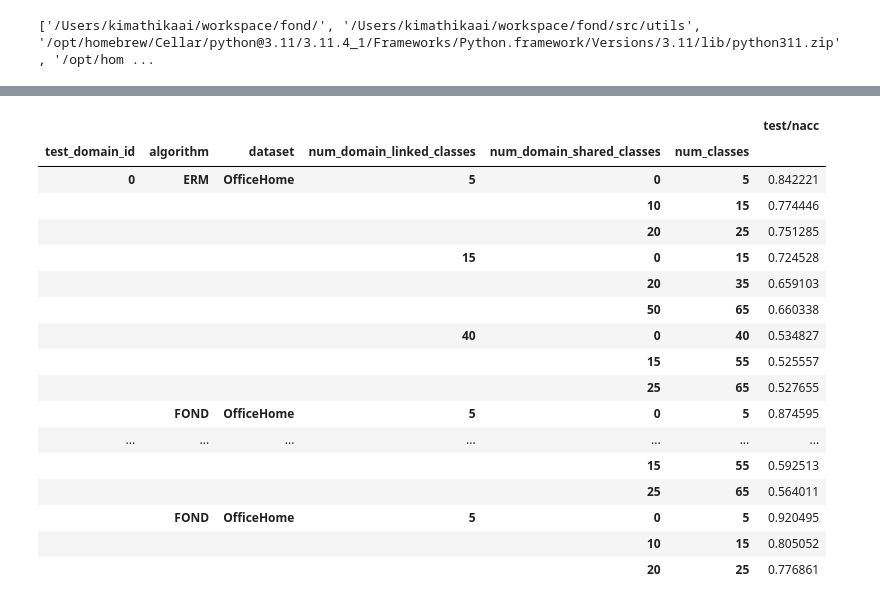
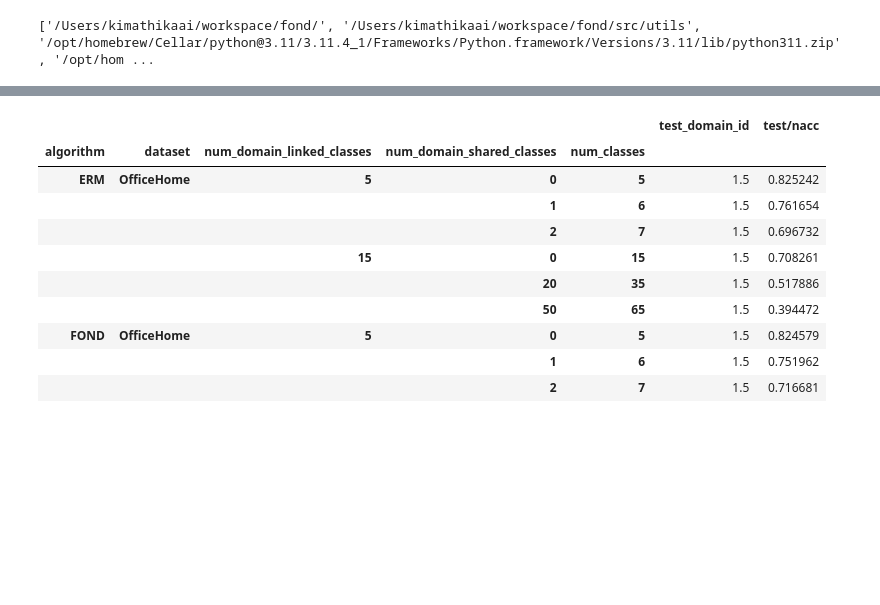
Before and after one commit to kimathikaai/fond, a Jupyter notebook: src/utils/auxiliary-classes.ipynb, the cells around one changed output, grey strips where cells are left out. Cells and saved outputs as stored; diff of their text form; code cells hidden in the pictures; blank space fills up the shorter version.

```diff
--- a/src/utils/auxiliary-classes.ipynb
+++ b/src/utils/auxiliary-classes.ipynb
@@ -247,23 +228,16 @@ df.to_csv('2024-02-26.csv', index=False)
 # %%
-df = pd.read_csv('2024-02-26.csv')
-_df = df.groupby(['test_domain_id','algorithm', 'dataset', 'num_domain_linked_classes', 'num_domain_shared_classes', 'num_classes']).mean(numeric_only=True)
+df = pd.read_csv('2024-02-29.csv')
+_df = df.groupby(['algorithm', 'dataset', 'num_domain_linked_classes', 'num_domain_shared_classes', 'num_classes']).mean(numeric_only=True)
 _df.loc[_df[TEST_METRIC].notnull()]
 # %% [output]
-|  |  |  |  |  |  | test/nacc |
-| test_domain_id | algorithm | dataset | num_domain_linked_classes | num_domain_shared_classes | num_classes |  |
-| 0 | ERM | OfficeHome | 5 | 0 | 5 | 0.842221 |
-|  |  |  |  | 10 | 15 | 0.774446 |
-|  |  |  |  | 20 | 25 | 0.751285 |
-|  |  |  | 15 | 0 | 15 | 0.724528 |
-|  |  |  |  | 20 | 35 | 0.659103 |
-|  |  |  |  | 50 | 65 | 0.660338 |
-|  |  |  | 40 | 0 | 40 | 0.534827 |
-|  |  |  |  | 15 | 55 | 0.525557 |
-|  |  |  |  | 25 | 65 | 0.527655 |
-|  | FOND | OfficeHome | 5 | 0 | 5 | 0.874595 |
-| ... | ... | ... | ... | ... | ... | ... |
-|  |  |  |  | 15 | 55 | 0.592513 |
-|  |  |  |  | 25 | 65 | 0.564011 |
-|  | FOND | OfficeHome | 5 | 0 | 5 | 0.920495 |
-|  |  |  |  | 10 | 15 | 0.805052 |
-|  |  |  |  | 20 | 25 | 0.776861 |
+|  |  |  |  |  | test_domain_id | test/nacc |
+| algorithm | dataset | num_domain_linked_classes | num_domain_shared_classes | num_classes |  |  |
+| ERM | OfficeHome | 5 | 0 | 5 | 1.5 | 0.825242 |
+|  |  |  | 1 | 6 | 1.5 | 0.761654 |
+|  |  |  | 2 | 7 | 1.5 | 0.696732 |
+|  |  | 15 | 0 | 15 | 1.5 | 0.708261 |
+|  |  |  | 20 | 35 | 1.5 | 0.517886 |
+|  |  |  | 50 | 65 | 1.5 | 0.394472 |
+| FOND | OfficeHome | 5 | 0 | 5 | 1.5 | 0.824579 |
+|  |  |  | 1 | 6 | 1.5 | 0.751962 |
+|  |  |  | 2 | 7 | 1.5 | 0.716681 |
```
Also changed, not shown: parts of 9 cells of this notebook.
